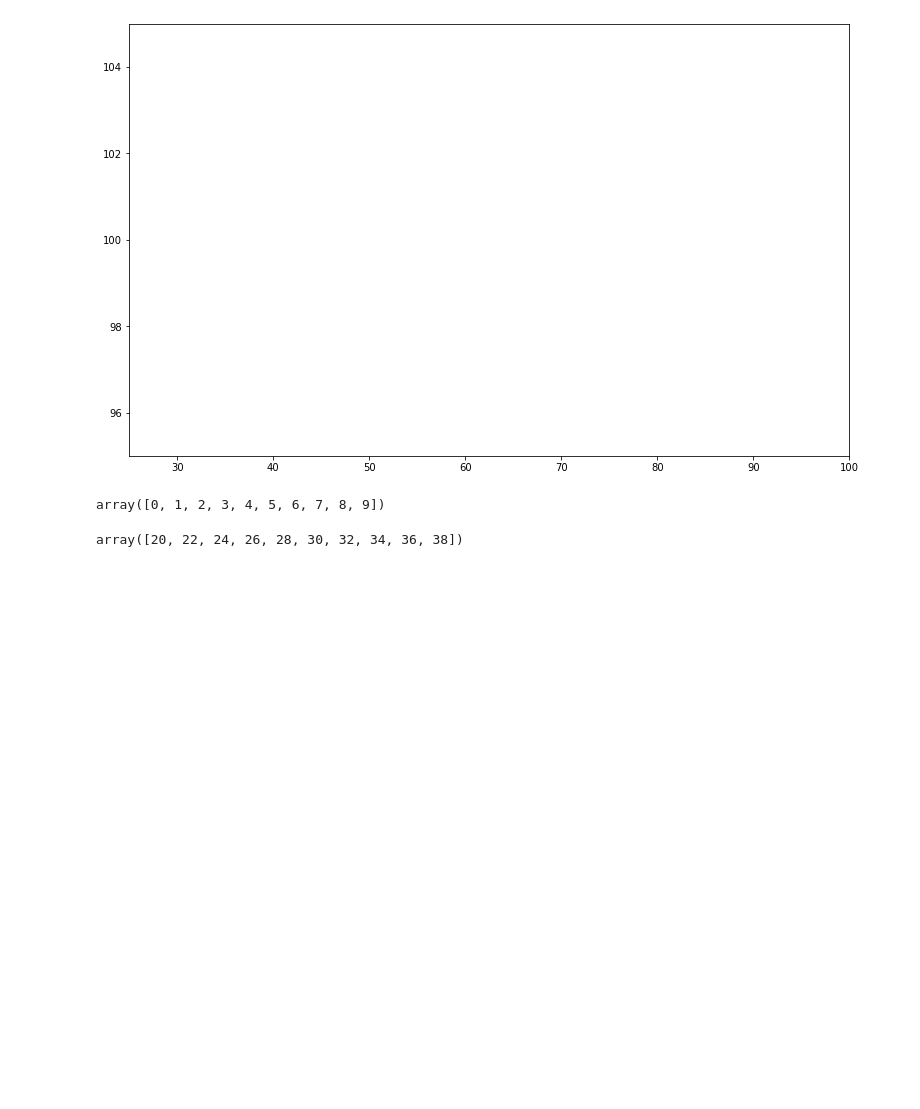
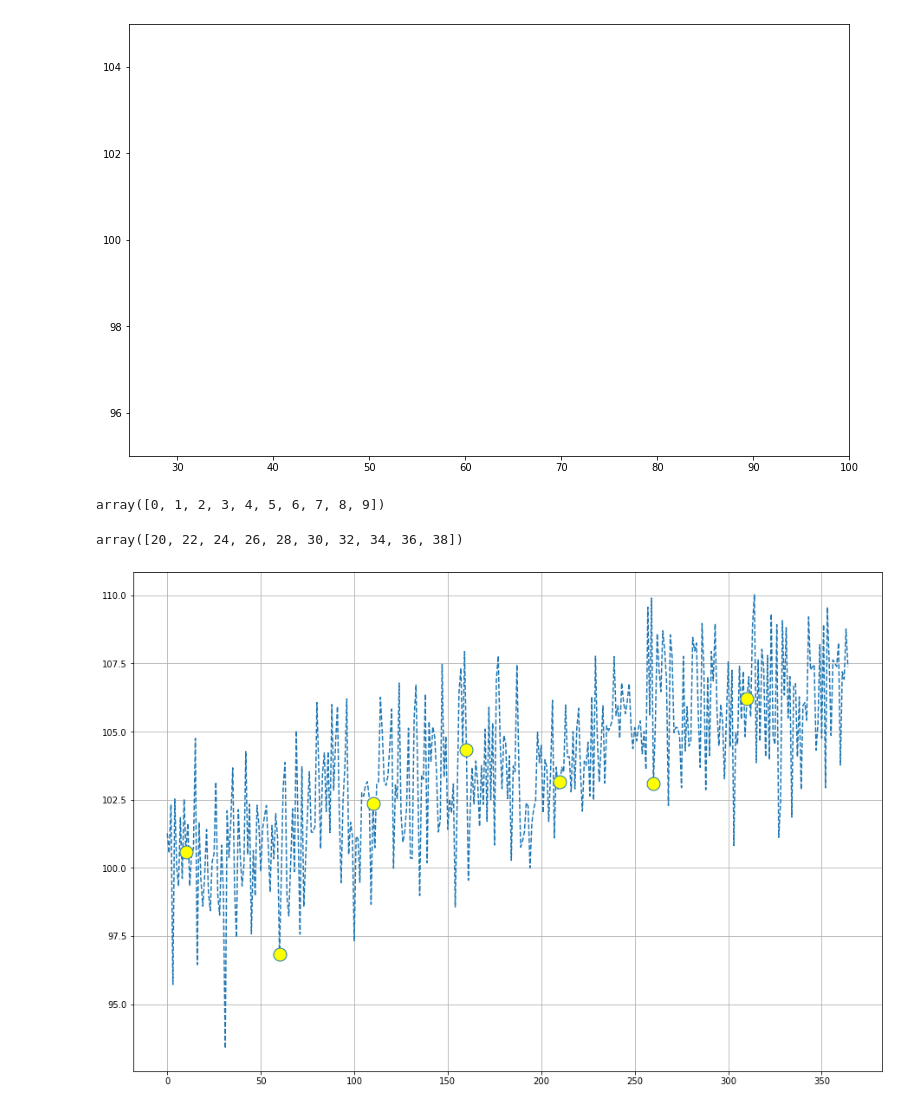
Before and after one commit to garyk5846/AllPythonFiles, a Jupyter notebook: PythonDataScienceMachineLearning/matplot.ipynb, the cells around one changed output. Saved outputs shown, nothing was run; the diff lists cells and outputs as text; code cells hidden in the pictures; blank space fills up the shorter version.

```diff
--- a/PythonDataScienceMachineLearning/matplot.ipynb
+++ b/PythonDataScienceMachineLearning/matplot.ipynb
@@ -145,3 +145,11 @@ array([0, 1, 2, 3, 4, 5, 6, 7, 8, 9])
 lauren
 # %% [output]
 array([20, 22, 24, 26, 28, 30, 32, 34, 36, 38])
+# %%
+#a
+fig=plt.figure(figsize=(12,8))
+axes=fig.add_axes([0,0,1,1])
+axes.plot(a,ls='--',marker='o',markersize=15,markerfacecolor='yellow',markevery=list(range(10,350,50)))
+axes.grid()
+# %% [output]
+[figure, added]
```
Also changed, not shown: parts of 8 cells of this notebook, 27 other files.
